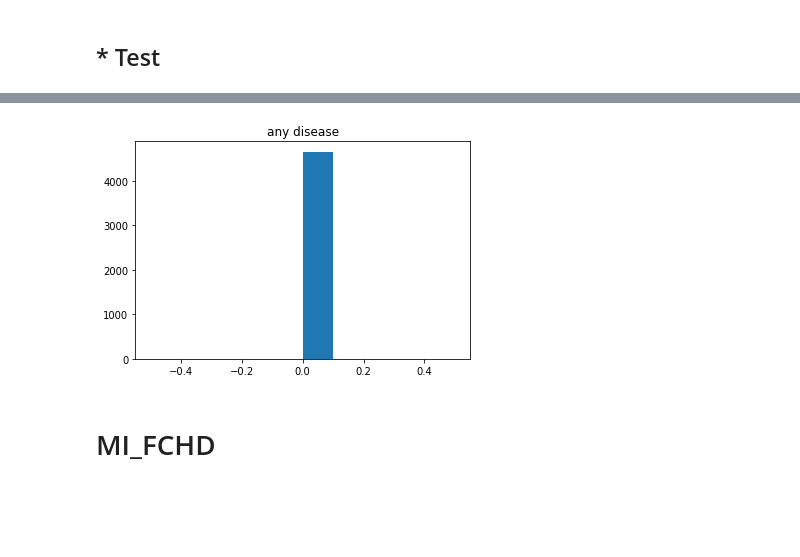
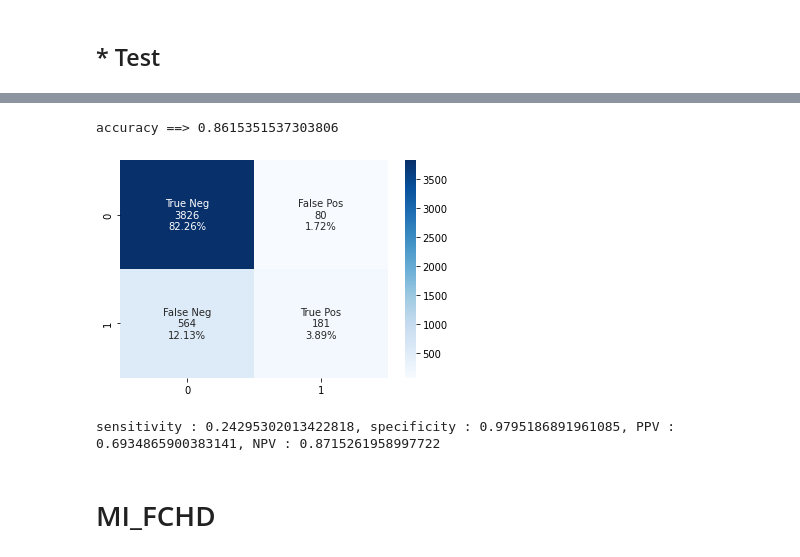
Before and after one commit to ninous-dev/heart-prediction, a Jupyter notebook: decision_tree.ipynb, the cells around one changed output, grey strips where cells are left out. Drawn from its saved outputs; the diff is of its cells as text; code cells hidden in the pictures; blank space fills up the shorter version.

```diff
--- a/decision_tree.ipynb
+++ b/decision_tree.ipynb
@@ -497,11 +478,9 @@ plt.show()
-# %%
-hist,bins = np.histogram(Y_pred)
-
-plt.hist(Y_pred, bins = bins)
-plt.title("any disease")
-plt.show()
-# %% [output]
-[figure, removed]
+# %%
+prediction_analyse(X_test, Y_test)
+# %% [output]
+accuracy ==> 0.8615351537303806
+[figure, added]
+sensitivity : 0.24295302013422818, specificity : 0.9795186891961085, PPV : 0.6934865900383141, NPV : 0.8715261958997722
 # %% [markdown]
 # MI_FCHD
 # %% [markdown]
```
Also changed, not shown: parts of 56 cells of this notebook.
